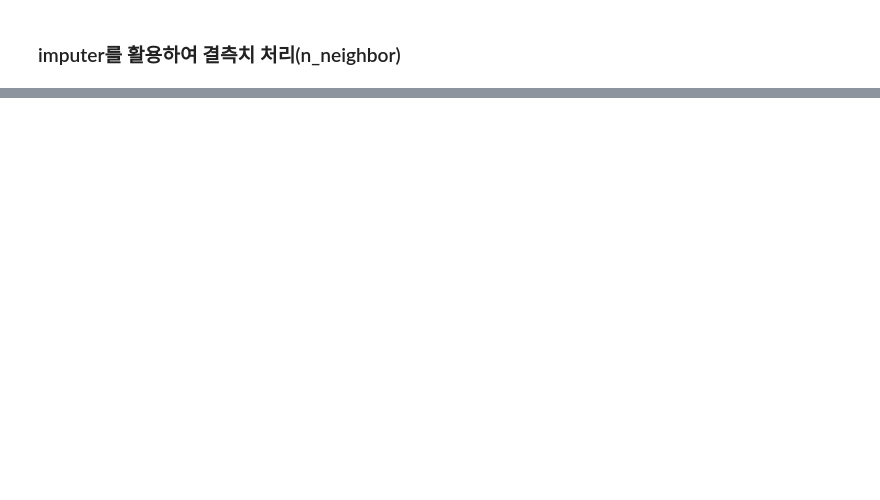
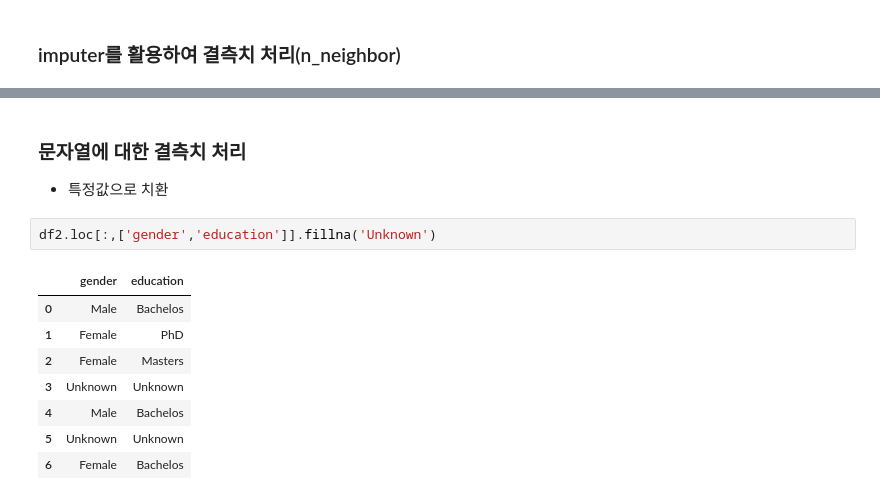
Before and after one commit to Lagm0n/A.I, a Jupyter notebook: data_handling/missing_value_feature_extraction.ipynb, the cells around one changed output, grey strips where cells are left out. Cells and saved outputs as stored; diff of their text form; blank space fills up the shorter version.

```diff
--- a/data_handling/missing_value_feature_extraction.ipynb
+++ b/data_handling/missing_value_feature_extraction.ipynb
@@ -206,0 +207,14 @@ pd.DataFrame(imputed, columns=['age','measurement'])
+# %% [markdown]
+### 문자열에 대한 결측치 처리
+- 특정값으로 치환
+# %%
+df2.loc[:,['gender','education']].fillna('Unknown')
+# %% [output]
+|  | gender | education |
+| 0 | Male | Bachelos |
+| 1 | Female | PhD |
+| 2 | Female | Masters |
+| 3 | Unknown | Unknown |
+| 4 | Male | Bachelos |
+| 5 | Unknown | Unknown |
+| 6 | Female | Bachelos |
```
Also changed, not shown: parts of 22 cells of this notebook, 11 other files.
